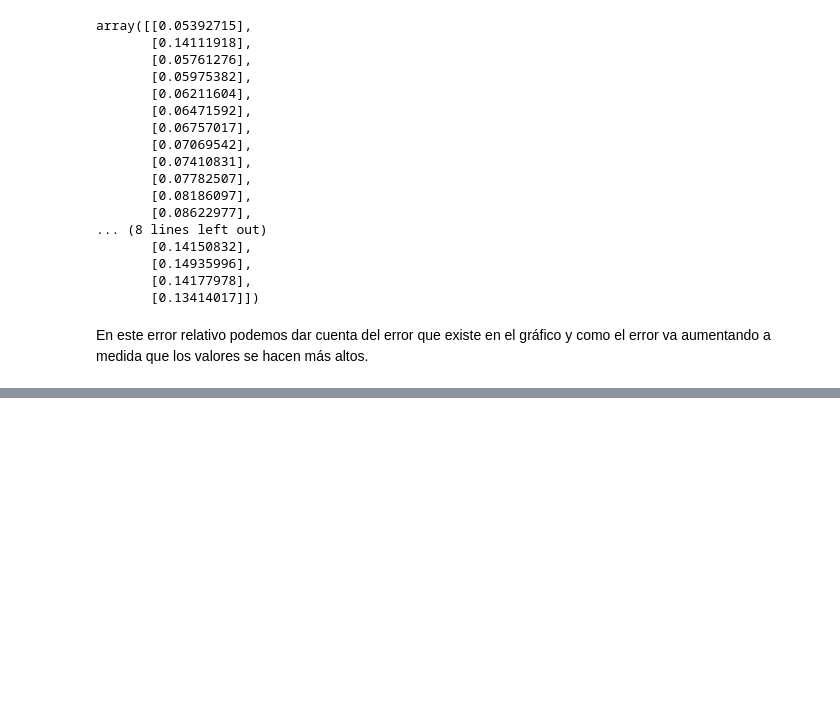
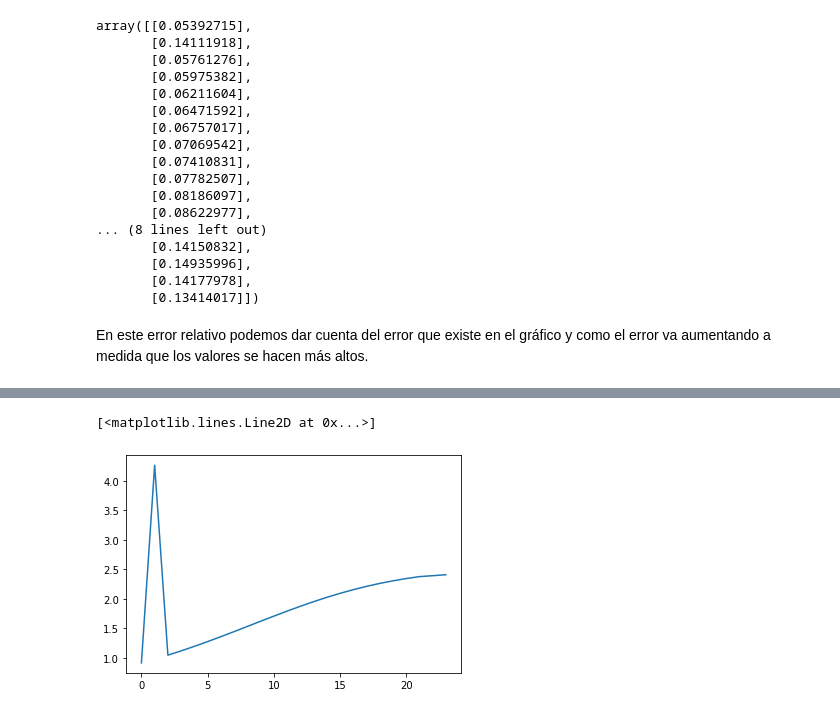
Before and after one commit to MoisesEcheverria/Tareas-Metodos-Numericos, a Jupyter notebook: Tarea 8.ipynb, the cells around one changed output, grey strips where cells are left out. Saved outputs shown, nothing was run; the diff lists cells and outputs as text; code cells hidden in the pictures; blank space fills up the shorter version.

```diff
--- a/Tarea 8.ipynb
+++ b/Tarea 8.ipynb
@@ -140,0 +168,6 @@ En este error relativo podemos dar cuenta del error que existe en el gráfico y
+# %%
+Derivada_completa_5p=deriv_datos5(datos_p,h)*Datos_p/Datos_k
+plt.plot(Derivada_completa_5p)
+# %% [output]
+[<matplotlib.lines.Line2D at 0x...>]
+[figure, added]
```
Also changed, not shown: parts of 6 cells of this notebook.
